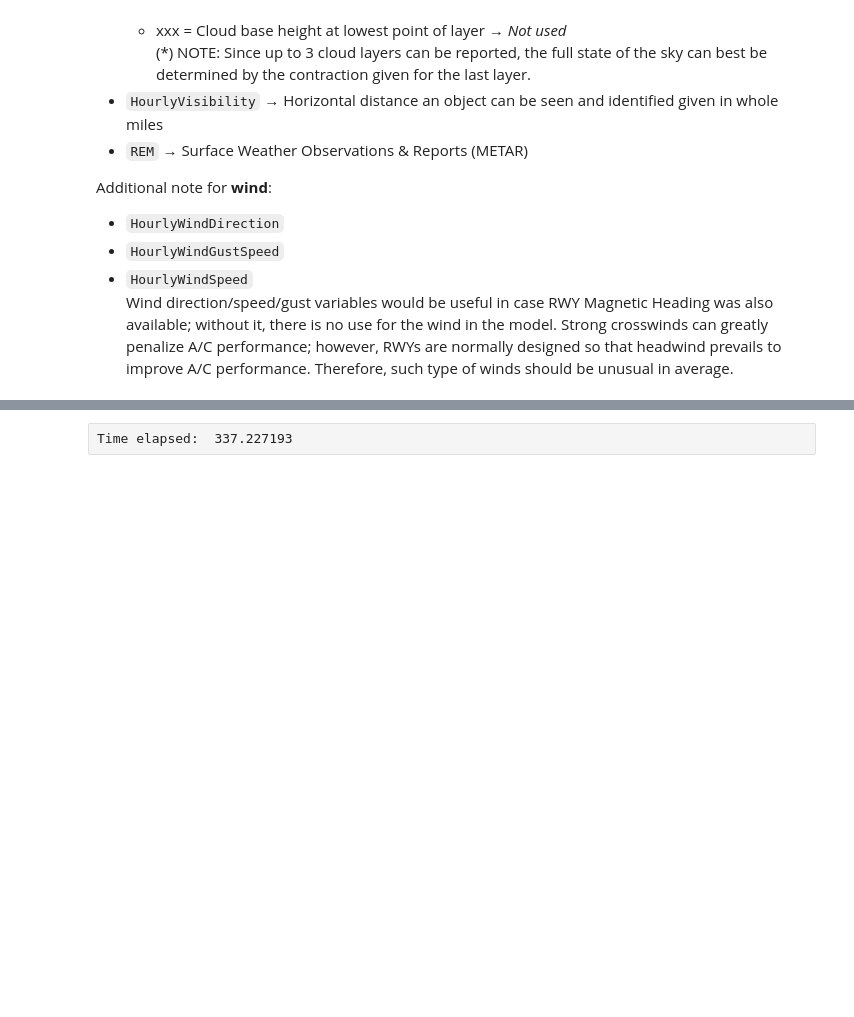
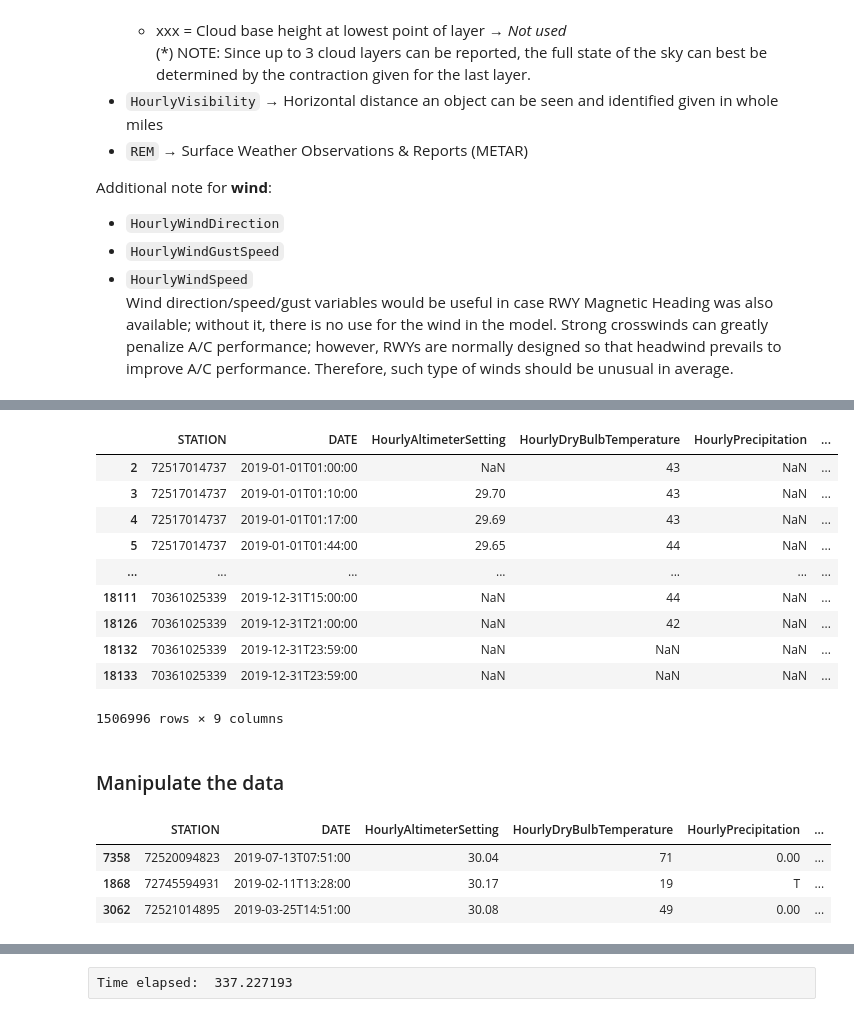
Before and after one commit to malonsol/TFM_KSchool, a Jupyter notebook: EDA/DELAY/LCD_DataPreparation.ipynb, the cells around one changed output, grey strips where cells are left out. Drawn from its saved outputs; the diff is of its cells as text; code cells hidden in the pictures; blank space fills up the shorter version.

```diff
--- a/EDA/DELAY/LCD_DataPreparation.ipynb
+++ b/EDA/DELAY/LCD_DataPreparation.ipynb
@@ -304,5 +389,5 @@ WindEquipmentChangeDate : 1 unique values
 # %%
 # Absolute & Relative frequency of missing values by column:
-pd.set_option('display.max_rows', df.shape[1])
-missing = pd.DataFrame([df.isna().sum(), df.isna().sum() / len(df) * 100], index=['Absolute', 'Relative']).T.sort_values(by='Relative', ascending=False)
+pd.set_option('display.max_rows', LCD.shape[1])
+missing = pd.DataFrame([LCD.isna().sum(), LCD.isna().sum() / len(LCD) * 100], index=['Absolute', 'Relative']).T.sort_values(by='Relative', ascending=False)
 missing
@@ -309,5 +405,17 @@ missing
 # %%
 # Quick approach → check how many rows contain empty values to see if directly dropping them would be feasible:
 
 # Check which rows have at least 1 NaN:
-df[df.isna().any(axis=1)]
+LCD[LCD.isna().any(axis=1)]
+# %% [output]
+|  | STATION | DATE | HourlyAltimeterSetting | HourlyDryBulbTemperature | HourlyPrecipitation | ... |
+| 2 | 72517014737 | 2019-01-01T01:00:00 | NaN | 43 | NaN | ... |
+| 3 | 72517014737 | 2019-01-01T01:10:00 | 29.70 | 43 | NaN | ... |
+| 4 | 72517014737 | 2019-01-01T01:17:00 | 29.69 | 43 | NaN | ... |
+| 5 | 72517014737 | 2019-01-01T01:44:00 | 29.65 | 44 | NaN | ... |
+| ... | ... | ... | ... | ... | ... | ... |
+| 18111 | 70361025339 | 2019-12-31T15:00:00 | NaN | 44 | NaN | ... |
+| 18126 | 70361025339 | 2019-12-31T21:00:00 | NaN | 42 | NaN | ... |
+| 18132 | 70361025339 | 2019-12-31T23:59:00 | NaN | NaN | NaN | ... |
+| 18133 | 70361025339 | 2019-12-31T23:59:00 | NaN | NaN | NaN | ... |
+1506996 rows × 9 columns
@@ -334,3 +431,12 @@ prof.to_file(report_name)
 # # # Sample report (more computationally efficient)
 # prof = ProfileReport(lcd.sample(1000))
 # prof.to_file(report_name)
+# %% [markdown]
+### Manipulate the data
+# %%
+LCD.sample(3)
+# %% [output]
+|  | STATION | DATE | HourlyAltimeterSetting | HourlyDryBulbTemperature | HourlyPrecipitation | ... |
+| 7358 | 72520094823 | 2019-07-13T07:51:00 | 30.04 | 71 | 0.00 | ... |
+| 1868 | 72745594931 | 2019-02-11T13:28:00 | 30.17 | 19 | T | ... |
+| 3062 | 72521014895 | 2019-03-25T14:51:00 | 30.08 | 49 | 0.00 | ... |
```
Also changed, not shown: parts of 31 cells of this notebook.
